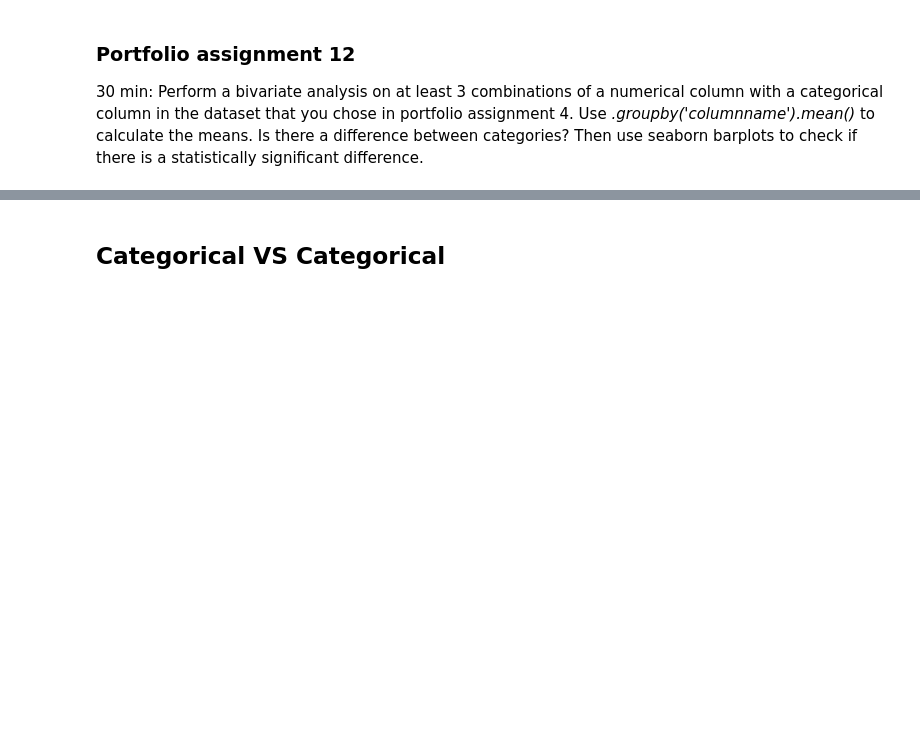
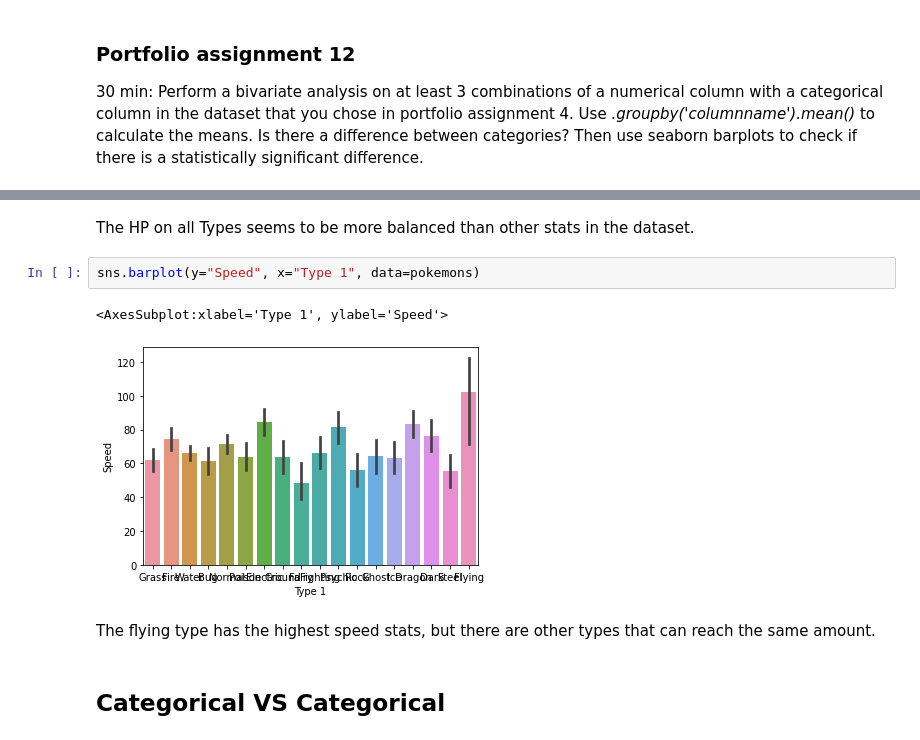
Before and after one commit to NoahKeijzer/DataSciencePortfolio, a Jupyter notebook: Bivariate analysis.ipynb, the cells around one changed output, grey strips where cells are left out. Cells and saved outputs as stored; diff of their text form; blank space fills up the shorter version.

```diff
--- a/Bivariate analysis.ipynb
+++ b/Bivariate analysis.ipynb
@@ -350,3 +390,12 @@ sns.barplot(y="body_mass_g", x="island", data=penguins)
+# %% [markdown]
+The HP on all Types seems to be more balanced than other stats in the dataset.
+# %%
+sns.barplot(y="Speed", x="Type 1", data=pokemons)
+# %% [output]
+<AxesSubplot:xlabel='Type 1', ylabel='Speed'>
+[figure, added]
+# %% [markdown]
+The flying type has the highest speed stats, but there are other types that can reach the same amount.
 # %% [markdown]
 ## Categorical VS Categorical
 # %% [markdown]
```
Also changed, not shown: parts of 25 cells of this notebook, 1 other file.
